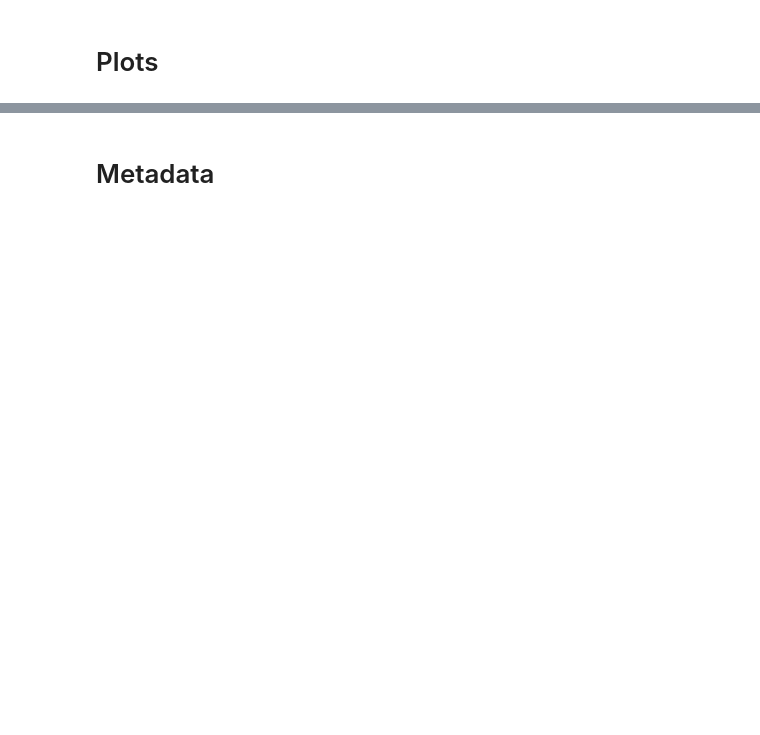
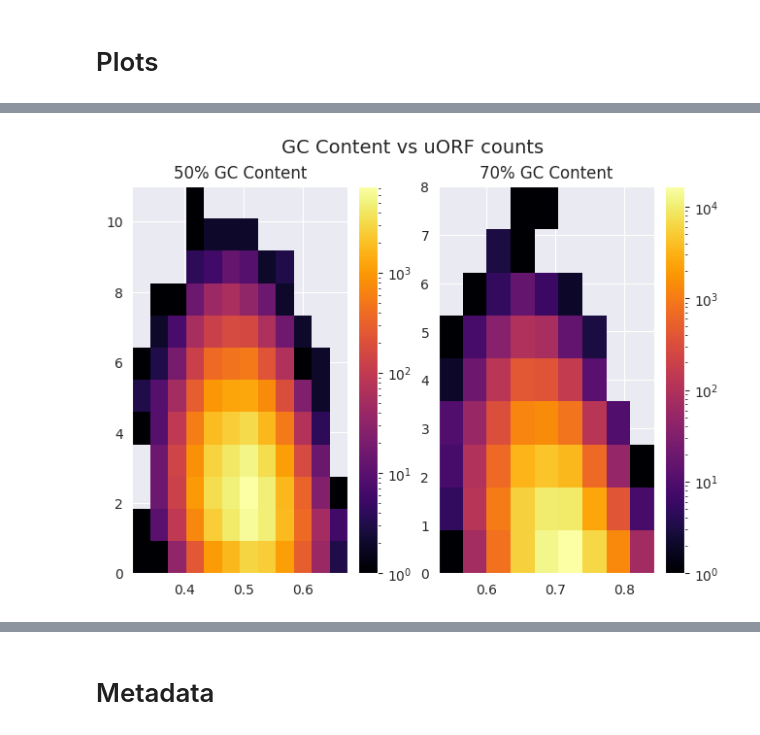
Before and after one commit to jechochamber/Bachelor, a Jupyter notebook: test.ipynb, the cells around one changed output, grey strips where cells are left out. Saved outputs shown, nothing was run; the diff lists cells and outputs as text; code cells hidden in the pictures; blank space fills up the shorter version.

```diff
--- a/test.ipynb
+++ b/test.ipynb
@@ -76,11 +123,13 @@ seqs
 # %%
+#GC Content vs. uORF anzahl
 fig,axs = plt.subplots(nrows=1, ncols=2,layout='constrained' )
-gc50seqs=seqs.loc[seqs['Group']=='Random_gc50']
-gc70seqs=seqs.loc[seqs['Group']=='Random_gc70']
 im1=axs[0].hist2d(gc50seqs['GC Content'],gc50seqs['uORF_countssum'],norm=colors.LogNorm(),cmap='inferno',bins=12)
-im2= axs[1].hist2d(gc70seqs['GC Content'],gc70seqs['uORF_countssum'],norm=colors.LogNorm(),cmap='inferno',bins=10)
+im2= axs[1].hist2d(gc70seqs['GC Content'],gc70seqs['uORF_countssum'],norm=colors.LogNorm(),cmap='inferno',bins=9)
 axs[0].set_title("50% GC Content")
 axs[1].set_title("70% GC Content")
 fig.colorbar(im1[3],ax=axs[0])
 fig.colorbar(im2[3],ax=axs[1])
+fig.suptitle('GC Content vs uORF counts',fontsize=14)
 plt.show()
+# %% [output]
+[figure, added]
```
Also changed, not shown: parts of 36 cells of this notebook, 3 other files.
